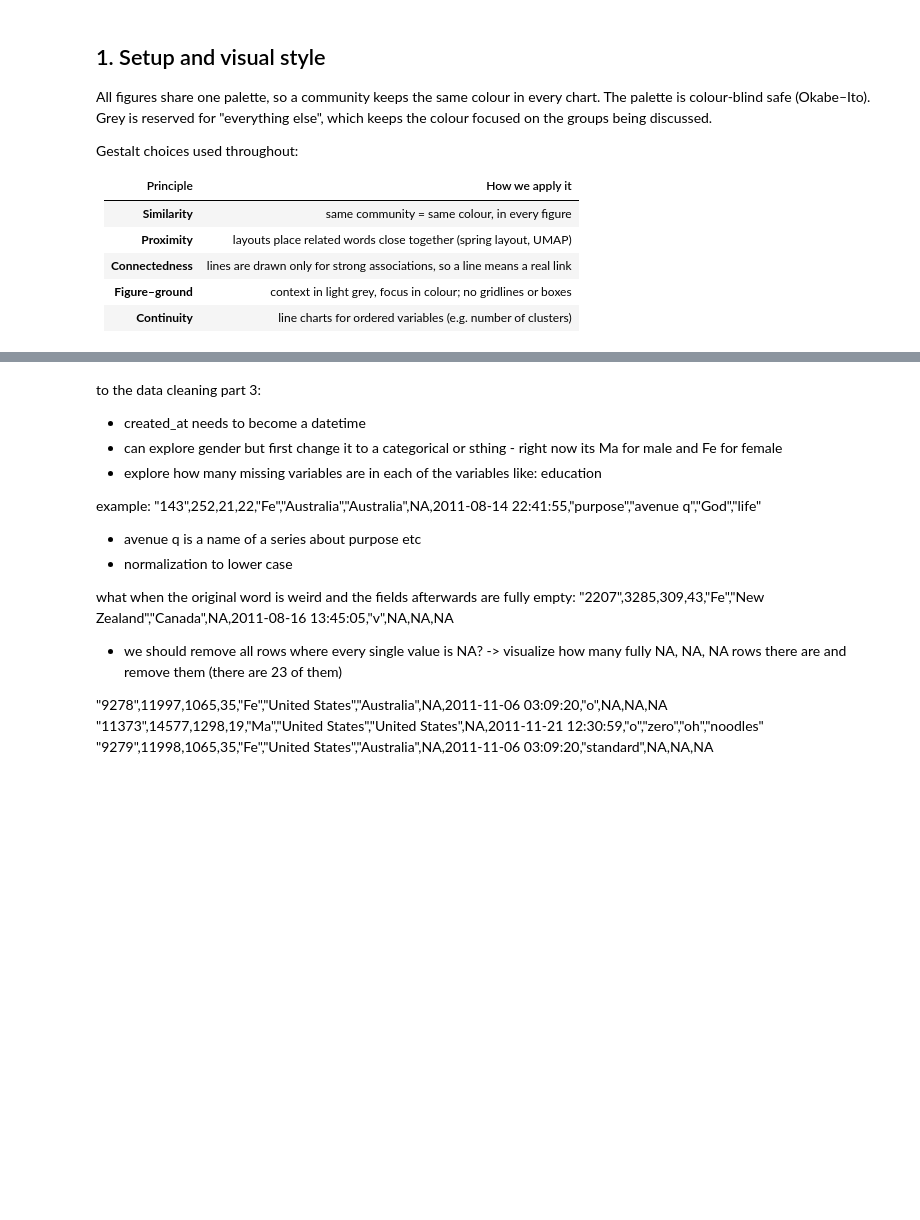
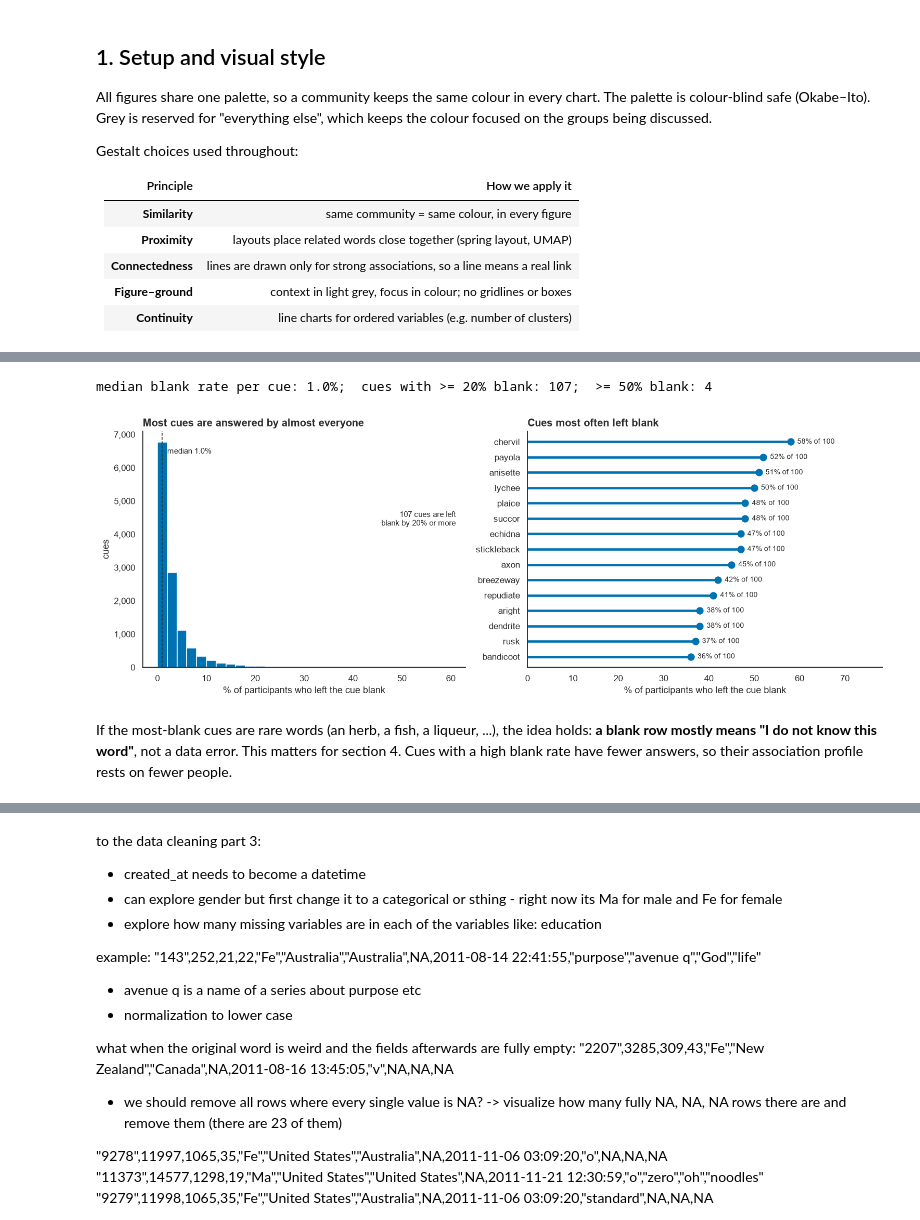
Before and after one commit to Faflon/words-association-visualization, a Jupyter notebook: words_association_analysis.ipynb, the cells around one changed output, grey strips where cells are left out. Cells and saved outputs as stored; diff of their text form; code cells hidden in the pictures; blank space fills up the shorter version.

```diff
--- a/words_association_analysis.ipynb
+++ b/words_association_analysis.ipynb
@@ -119,0 +393,37 @@ Decisions made here:
+# %%
+cue_blank = raw.groupby("cue").is_empty.agg(["mean", "sum", "size"])
+cue_blank["pct"] = cue_blank["mean"] * 100
+print(f"median blank rate per cue: {cue_blank.pct.median():.1f}%;  "
+      f"cues with >= 20% blank: {(cue_blank.pct >= 20).sum():,};  >= 50% blank: {(cue_blank.pct >= 50).sum():,}")
+
+fig, ax = plt.subplots(1, 2, figsize=(14, 5.2), gridspec_kw={"width_ratios": [1, 1.1]})
+
+c, e, _ = ax[0].hist(cue_blank.pct, bins=np.arange(0, max(cue_blank.pct.max() + 4, 10), 2), color=BLUE)
+ax[0].axvline(cue_blank.pct.median(), color=INK, ls="--", lw=1)
+ax[0].text(cue_blank.pct.median() + 1, c.max() * 0.95, f"median {cue_blank.pct.median():.1f}%", fontsize=10)
+ax[0].text(0.97, 0.6, f"{(cue_blank.pct >= 20).sum():,} cues are left\nblank by 20% or more", transform=ax[0].transAxes,
+           ha="right", fontsize=10)
+ax[0].yaxis.set_major_formatter(thousands)
+ax[0].set_xlabel("% of participants who left the cue blank")
+ax[0].set_ylabel("cues")
+ax[0].set_title("Most cues are answered by almost everyone")
+
+top = cue_blank.nlargest(15, "pct")[::-1]
+y = np.arange(len(top))
+ax[1].hlines(y, 0, top.pct, color=BLUE, lw=3)
+ax[1].scatter(top.pct, y, color=BLUE, s=70, zorder=3)
+for yi, (p, n) in enumerate(zip(top.pct, top["size"])):
+    ax[1].text(p + 1.5, yi, f"{p:.0f}% of {n}", va="center", fontsize=9)
+ax[1].set_yticks(y, top.index)
+ax[1].set_xlim(0, top.pct.max() * 1.35)
+ax[1].set_xlabel("% of participants who left the cue blank")
+ax[1].set_title("Cues most often left blank")
+
+fig.tight_layout()
+fig.savefig(FIG_DIR / "03c2_blank_by_cue.png", bbox_inches="tight")
+plt.show()
+# %% [output]
+median blank rate per cue: 1.0%;  cues with >= 20% blank: 107;  >= 50% blank: 4
+[figure, added]
+# %% [markdown]
+If the most-blank cues are rare words (an herb, a fish, a liqueur, ...), the idea holds: **a blank row mostly means "I do not know this word"**, not a data error. This matters for section 4. Cues with a high blank rate have fewer answers, so their association profile rests on fewer people.
```
Also changed, not shown: parts of 44 cells of this notebook.
